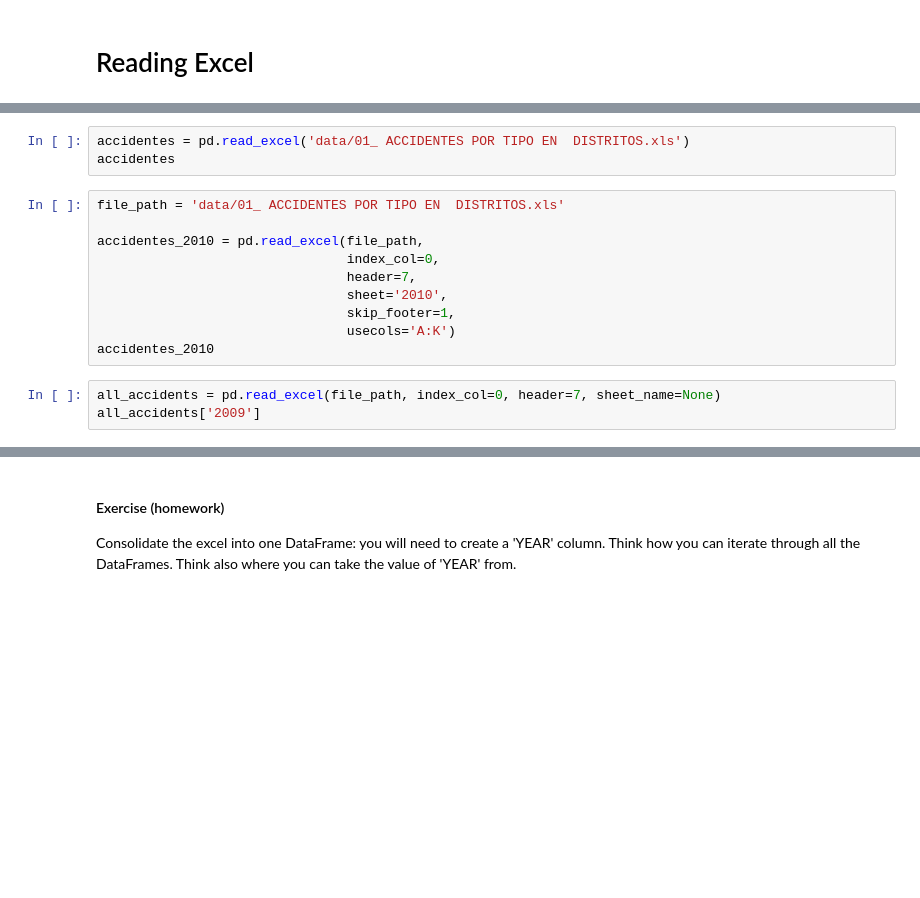
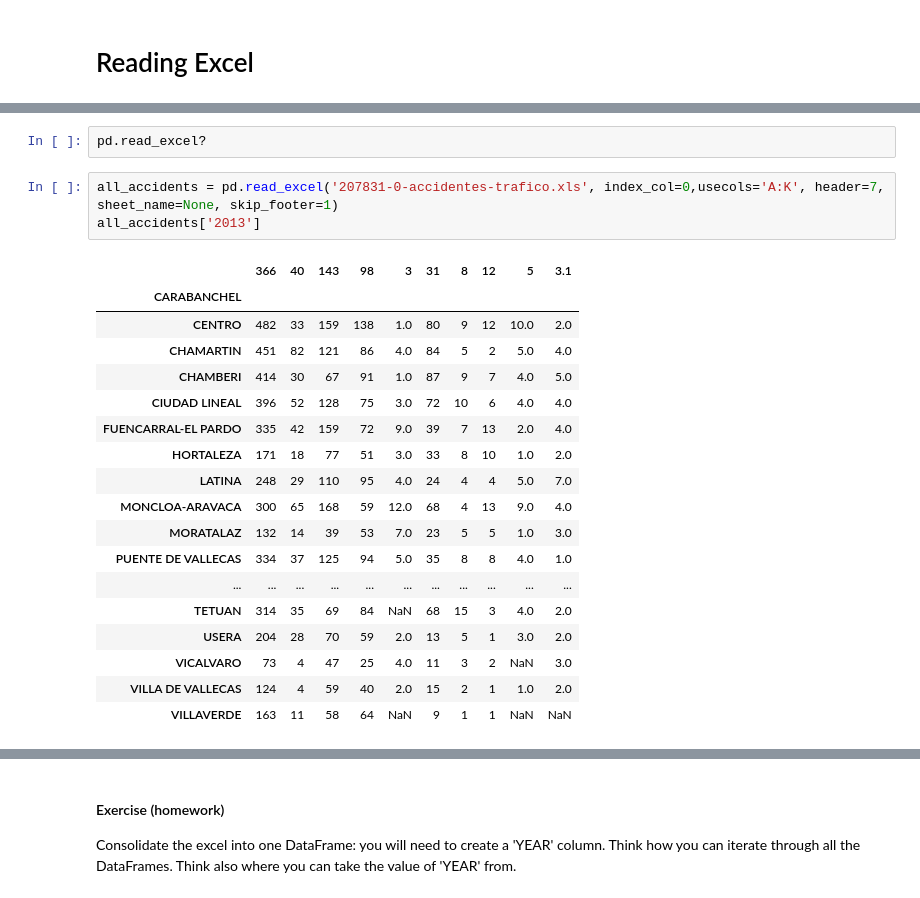
Before and after one commit to huanlui/numpy-pandas-notebook, a Jupyter notebook: Solved/02-loading_and_saving_data_2018_04_14-clean.ipynb, the cells around one changed output, grey strips where cells are left out. Drawn from its saved outputs; the diff is of its cells as text; blank space fills up the shorter version.

```diff
--- a/Solved/02-loading_and_saving_data_2018_04_14-clean.ipynb
+++ b/Solved/02-loading_and_saving_data_2018_04_14-clean.ipynb
@@ -165,19 +558,27 @@ out.close()
-# %%
-accidentes = pd.read_excel('data/01_ ACCIDENTES POR TIPO EN  DISTRITOS.xls')
-accidentes
-# %%
-file_path = 'data/01_ ACCIDENTES POR TIPO EN  DISTRITOS.xls'
-
-accidentes_2010 = pd.read_excel(file_path,
-                                index_col=0,
-                                header=7,
-                                sheet='2010',
-                                skip_footer=1,
-                                usecols='A:K')
-accidentes_2010
+# %%
+pd.read_excel?
 # %%
-all_accidents = pd.read_excel(file_path, index_col=0, header=7, sheet_name=None)
-all_accidents['2009']
+all_accidents = pd.read_excel('207831-0-accidentes-trafico.xls', index_col=0,usecols='A:K', header=7, sheet_name=None, skip_footer=1)
+all_accidents['2013']
+# %% [output]
+|  | 366 | 40 | 143 | 98 | 3 | 31 | 8 | 12 | 5 | 3.1 |
+| CARABANCHEL |  |  |  |  |  |  |  |  |  |  |
+| CENTRO | 482 | 33 | 159 | 138 | 1.0 | 80 | 9 | 12 | 10.0 | 2.0 |
+| CHAMARTIN | 451 | 82 | 121 | 86 | 4.0 | 84 | 5 | 2 | 5.0 | 4.0 |
+| CHAMBERI | 414 | 30 | 67 | 91 | 1.0 | 87 | 9 | 7 | 4.0 | 5.0 |
+| CIUDAD LINEAL | 396 | 52 | 128 | 75 | 3.0 | 72 | 10 | 6 | 4.0 | 4.0 |
+| FUENCARRAL-EL PARDO | 335 | 42 | 159 | 72 | 9.0 | 39 | 7 | 13 | 2.0 | 4.0 |
+| HORTALEZA | 171 | 18 | 77 | 51 | 3.0 | 33 | 8 | 10 | 1.0 | 2.0 |
+| LATINA | 248 | 29 | 110 | 95 | 4.0 | 24 | 4 | 4 | 5.0 | 7.0 |
+| MONCLOA-ARAVACA | 300 | 65 | 168 | 59 | 12.0 | 68 | 4 | 13 | 9.0 | 4.0 |
+| MORATALAZ | 132 | 14 | 39 | 53 | 7.0 | 23 | 5 | 5 | 1.0 | 3.0 |
+| PUENTE DE VALLECAS | 334 | 37 | 125 | 94 | 5.0 | 35 | 8 | 8 | 4.0 | 1.0 |
+| ... | ... | ... | ... | ... | ... | ... | ... | ... | ... | ... |
+| TETUAN | 314 | 35 | 69 | 84 | NaN | 68 | 15 | 3 | 4.0 | 2.0 |
+| USERA | 204 | 28 | 70 | 59 | 2.0 | 13 | 5 | 1 | 3.0 | 2.0 |
+| VICALVARO | 73 | 4 | 47 | 25 | 4.0 | 11 | 3 | 2 | NaN | 3.0 |
+| VILLA DE VALLECAS | 124 | 4 | 59 | 40 | 2.0 | 15 | 2 | 1 | 1.0 | 2.0 |
+| VILLAVERDE | 163 | 11 | 58 | 64 | NaN | 9 | 1 | 1 | NaN | NaN |
 # %%
 for k, v in all_accidents.items():
     print(v)
```
Also changed, not shown: parts of 59 cells of this notebook, 16 other files.
